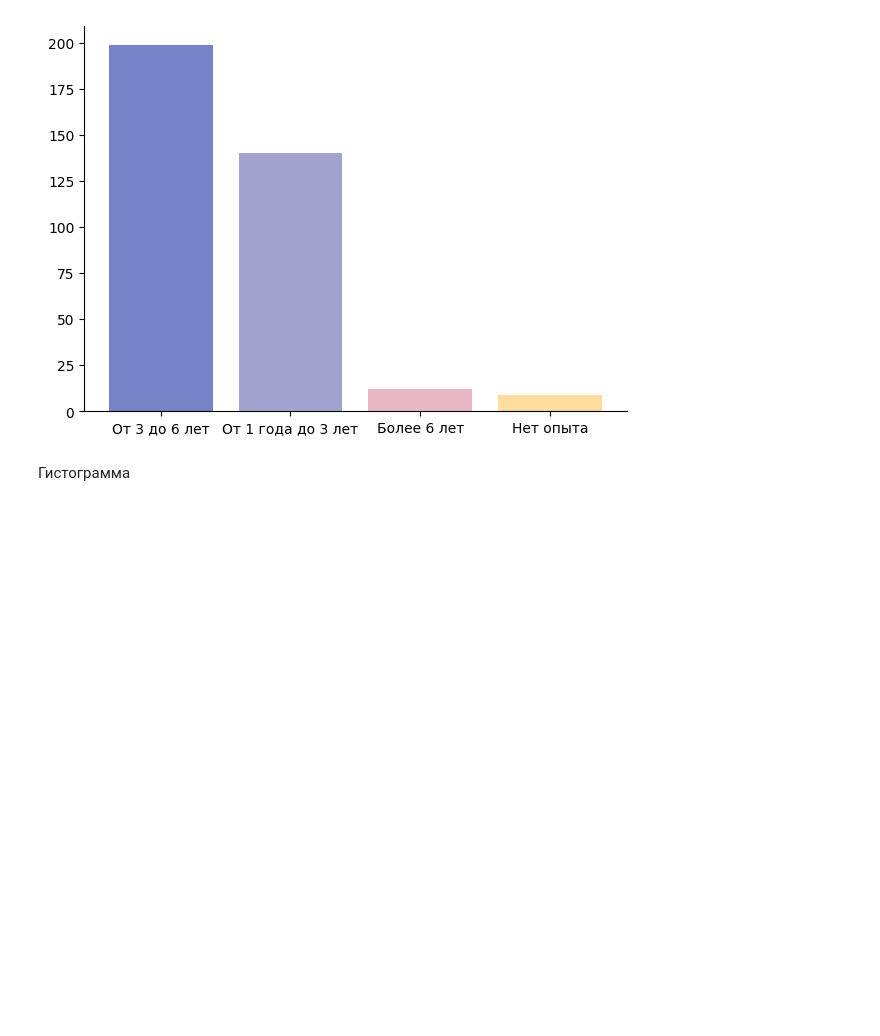
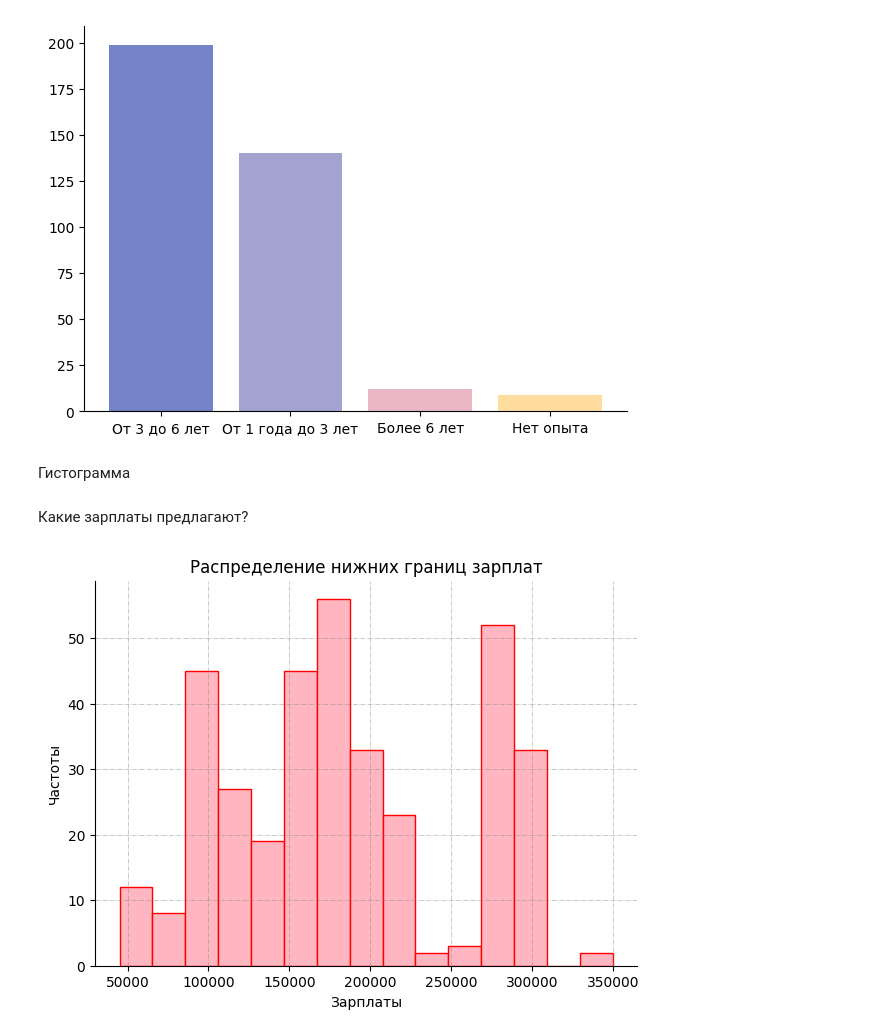
Before and after one commit to GarifullinII/DataScienceJobsAnalysis, a Jupyter notebook: salary_schedules.ipynb, the cells around one changed output. Drawn from its saved outputs; the diff is of its cells as text; code cells hidden in the pictures; blank space fills up the shorter version.

Commit message:
add histogram

```diff
--- a/salary_schedules.ipynb
+++ b/salary_schedules.ipynb
@@ -108,3 +108,22 @@ plt.show()
 [figure]
 # %% [markdown]
 Гистограмма
+# %% [markdown]
+Какие зарплаты предлагают?
+# %%
+fig, ax = plt.subplots(figsize = (7,5))
+ax.hist(df.sal_from,
+        bins=15,
+        color='lightpink',
+        edgecolor = 'red')
+ax.spines['top'].set_visible(False)
+ax.spines['right'].set_visible(False)
+ax.grid(color = 'grey',
+        linestyle = '-.',
+        linewidth = 0.5,
+        alpha = 0.6)
+plt.xlabel('Зарплаты')
+plt.ylabel('Частоты')
+plt.title('Распределение нижних границ зарплат');
+# %% [output]
+[figure, added]
```
Also changed, not shown: parts of 3 cells of this notebook.
